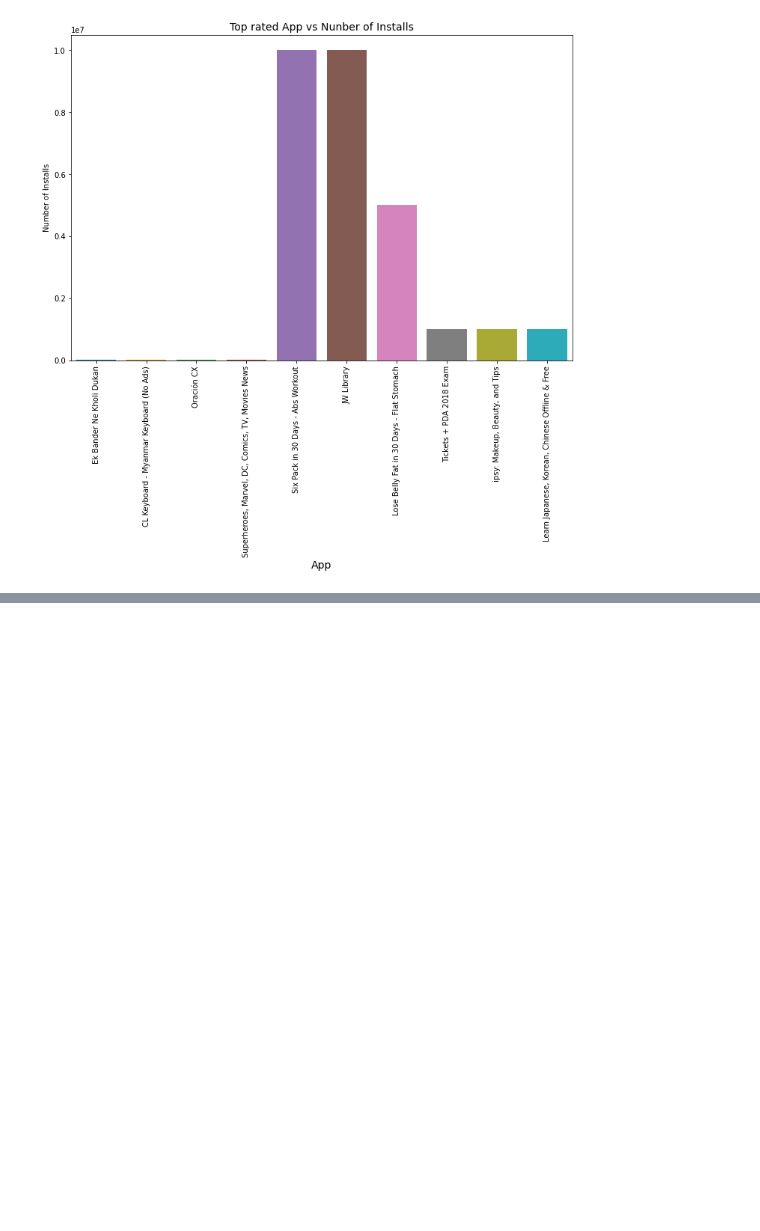
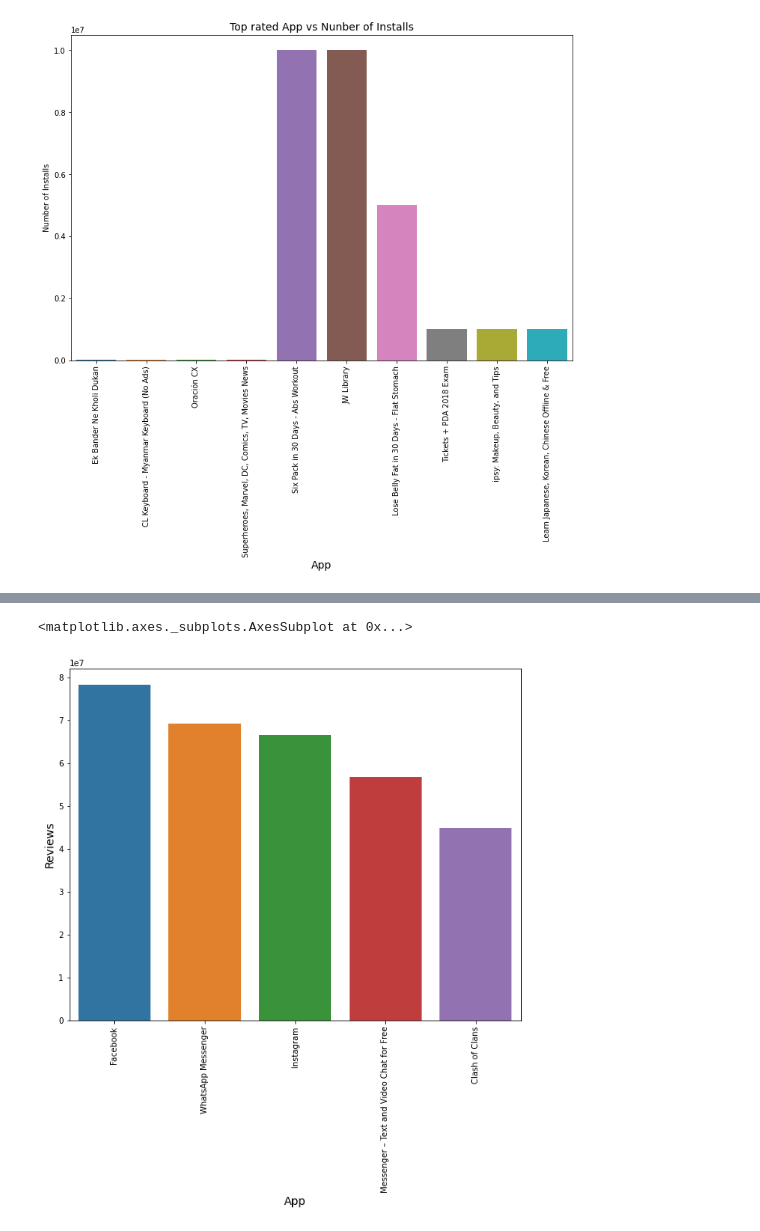
Before and after one commit to Shubham5787/EDA-on-Playstore-Dataset, a Jupyter notebook: EDA_Playstore.ipynb, the cells around one changed output, grey strips where cells are left out. Cells and saved outputs as stored; diff of their text form; code cells hidden in the pictures; blank space fills up the shorter version.

```diff
--- a/EDA_Playstore.ipynb
+++ b/EDA_Playstore.ipynb
@@ -492,0 +495,2 @@ Text(0, 0.5, 'Number of Installs')
+# %%
+max_reviews = df[['App' , 'Reviews']].sort_values('Reviews' , ascending = False).reset_index().head()
@@ -492,0 +506,9 @@ Text(0, 0.5, 'Number of Installs')
+# %%
+plt.figure(figsize=(10,8))
+plt.xticks(rotation=90)
+plt.ylabel('No of Reviews' , fontsize = 14)
+plt.xlabel('App' , fontsize = 14)
+sns.barplot(data = max_reviews , x = 'App' , y = 'Reviews')
+# %% [output]
+<matplotlib.axes._subplots.AxesSubplot at 0x...>
+[figure, added]
```
Also changed, not shown: parts of 2 cells of this notebook.
